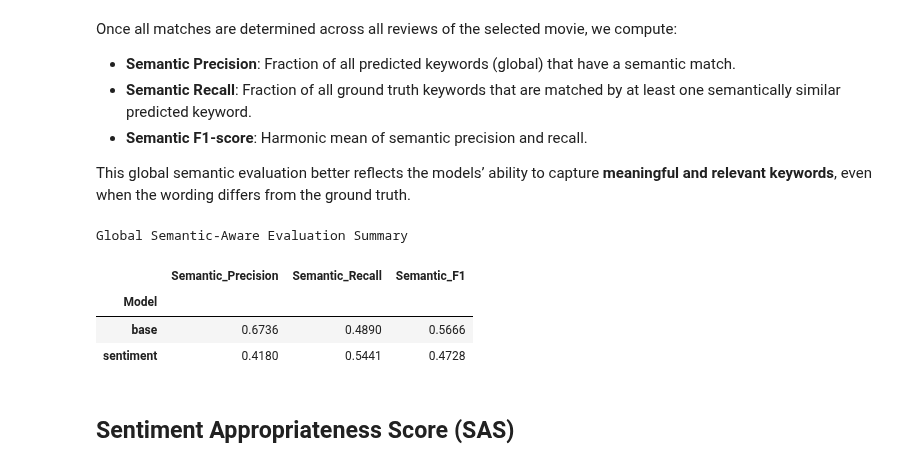
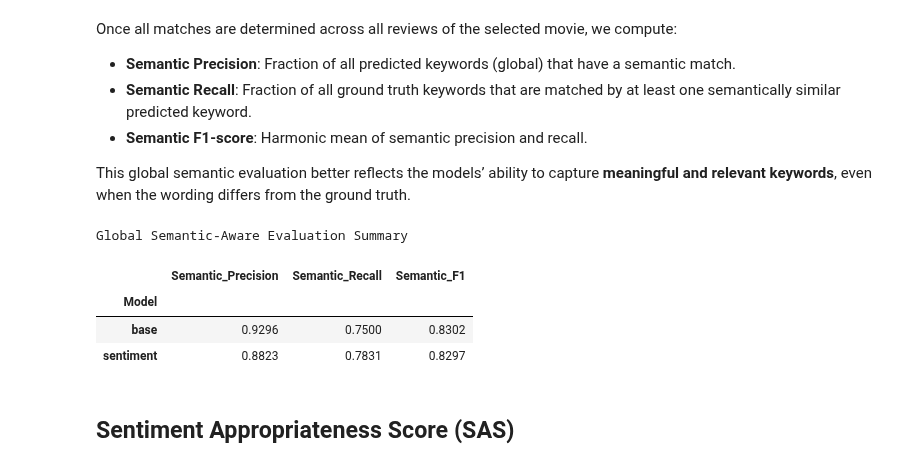
Before and after one commit to Manuele23/DNLP-KeyBert, a Jupyter notebook: Evaluation/evaluation_sentiment.ipynb, the cells around one changed output. Cells and saved outputs as stored; diff of their text form; code cells hidden in the pictures.

```diff
--- a/Evaluation/evaluation_sentiment.ipynb
+++ b/Evaluation/evaluation_sentiment.ipynb
@@ -557,7 +564,7 @@ def embed_keywords(keywords, device="cuda"):
 
     return embeddings
 
-def evaluate_semantic_keywords(all_pred_keywords, gt_keywords, threshold=0.75, device="cuda"):
+def evaluate_semantic_keywords(all_pred_keywords, gt_keywords, threshold=0.65, device="cuda"):
     """
     Compute global semantic precision, recall, and F1 score between all predicted keywords
     and ground truth keywords using cosine similarity over embeddings.
@@ -633,36 +640,36 @@ all_predictions = {model: set() for model in models_to_evaluate}
 
 # Collect predicted keywords across all reviews (as a set for uniqueness)
 for _, row in selected_film.iterrows():
     for model in models_to_evaluate:
         pred_col = f"keywords_{model}"
 
         if pred_col in row and isinstance(row[pred_col], list):
             # Extract keyword strings and normalize
             pred_kw = [normalize_kw(kw) for kw, _ in row[pred_col] if isinstance(kw, str)]
             all_predictions[model].update(pred_kw)  # Add to set (no duplicates)
 
 # Compute semantic evaluation globally for each model
 semantic_scores = []
 for model in models_to_evaluate:
     pred_kw = list(all_predictions[model])  # Convert back to list
-    precision, recall, f1 = evaluate_semantic_keywords(pred_kw, gt_keywords, device=device)
+    precision, recall, f1 = evaluate_semantic_keywords(pred_kw, gt_keywords, device=device, threshold=0.65)
 
     semantic_scores.append({
         "Model": model,
         "Semantic_Precision": round(precision, 4),
         "Semantic_Recall": round(recall, 4),
         "Semantic_F1": round(f1, 4)
     })
 
 # Convert to DataFrame and format
 summary_df = pd.DataFrame(semantic_scores).set_index("Model")
 summary_df.style.format(precision=4).set_caption("Global Semantic-Aware Evaluation Summary")
 # %% [output]
 Global Semantic-Aware Evaluation Summary
 |  | Semantic_Precision | Semantic_Recall | Semantic_F1 |
 | Model |  |  |  |
-| base | 0.6736 | 0.4890 | 0.5666 |
-| sentiment | 0.4180 | 0.5441 | 0.4728 |
+| base | 0.9296 | 0.7500 | 0.8302 |
+| sentiment | 0.8823 | 0.7831 | 0.8297 |
 # %% [markdown]
 ## Sentiment Appropriateness Score (SAS)
 # %% [markdown]
```
Also changed, not shown: parts of 6 cells of this notebook, 5 other files.
